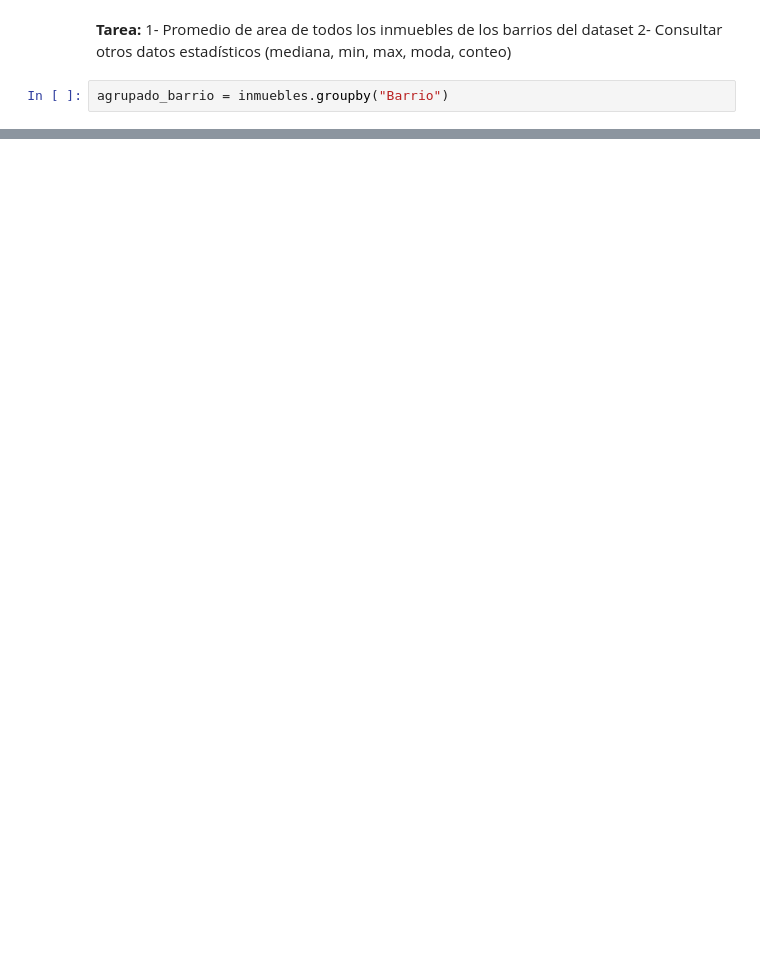
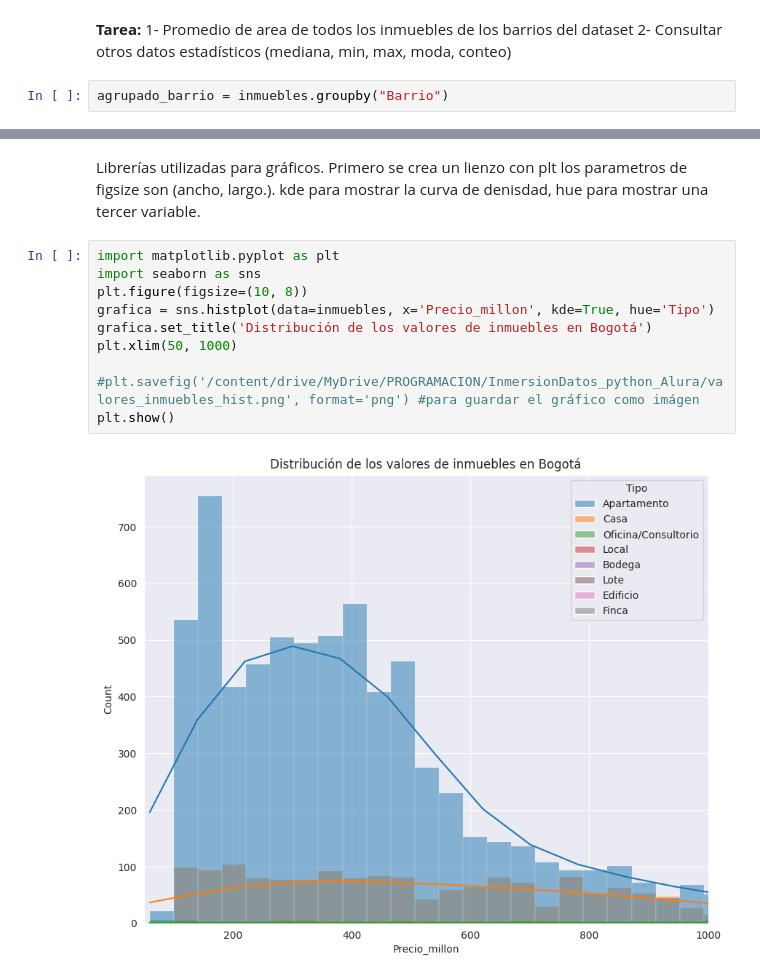
Before and after one commit to CaroSerrano/Inmersion_datos_python, a Jupyter notebook: Inmersion_datos_python.ipynb, the cells around one changed output, grey strips where cells are left out. Saved outputs shown, nothing was run; the diff lists cells and outputs as text; blank space fills up the shorter version.

```diff
--- a/Inmersion_datos_python.ipynb
+++ b/Inmersion_datos_python.ipynb
@@ -287,0 +339,14 @@ inmuebles.mode()
+# %% [markdown]
+Librerías utilizadas para gráficos. Primero se crea un lienzo con plt los parametros de figsize son (ancho, largo.). kde para mostrar la curva de denisdad, hue para mostrar una tercer variable.
+# %%
+import matplotlib.pyplot as plt
+import seaborn as sns
+plt.figure(figsize=(10, 8))
+grafica = sns.histplot(data=inmuebles, x='Precio_millon', kde=True, hue='Tipo')
+grafica.set_title('Distribución de los valores de inmuebles en Bogotá')
+plt.xlim(50, 1000)
+
+#plt.savefig('/content/drive/MyDrive/PROGRAMACION/InmersionDatos_python_Alura/valores_inmuebles_hist.png', format='png') #para guardar el gráfico como imágen
+plt.show()
+# %% [output]
+[figure, added]
```
Also changed, not shown: parts of 112 cells of this notebook.
